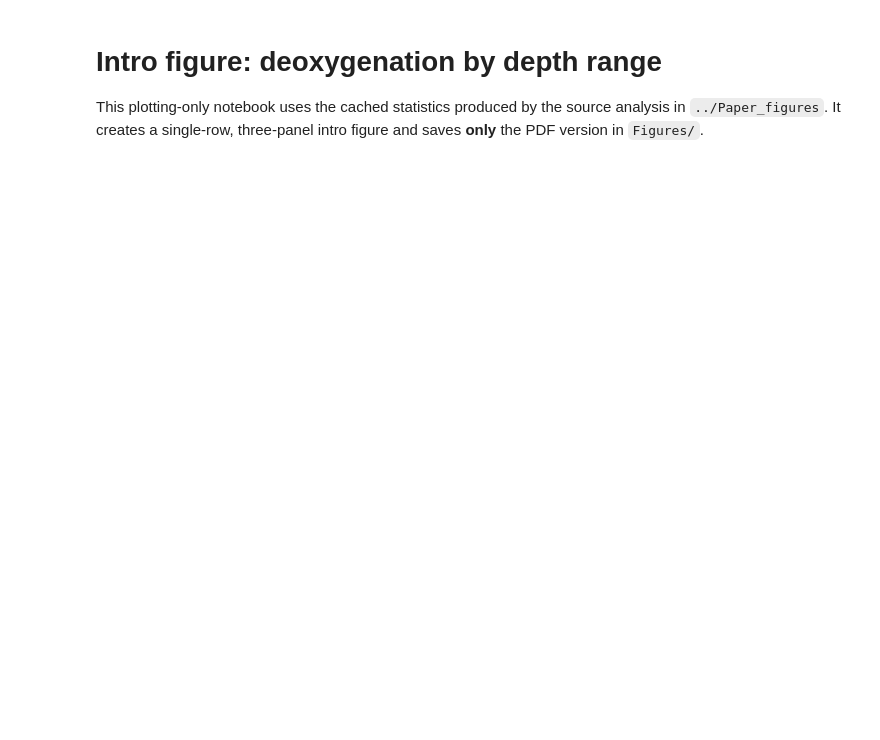
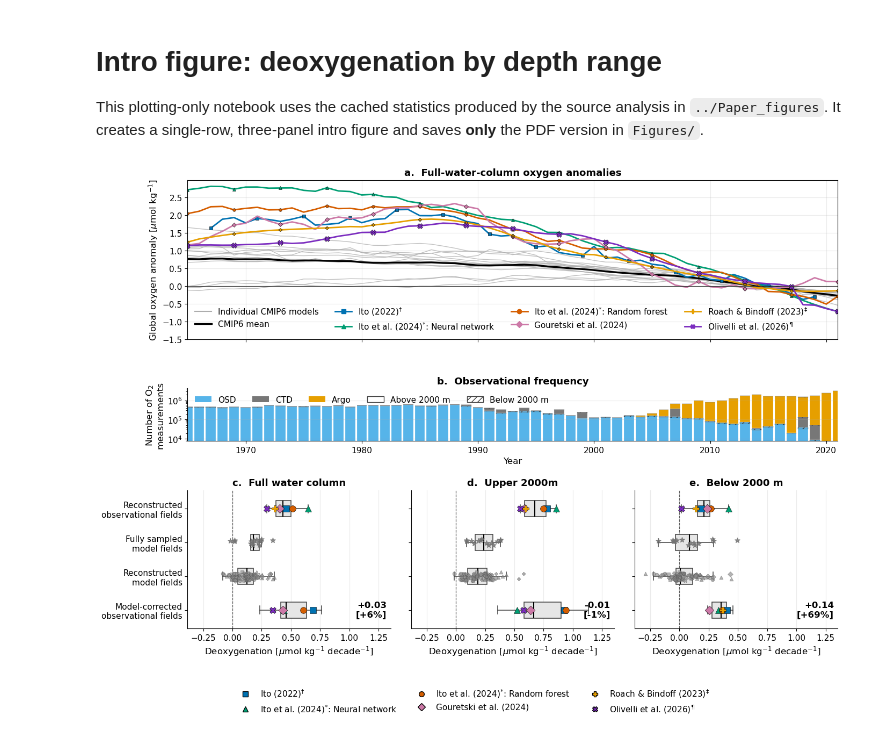
Before and after one commit to dhruvbhagtani/Historical_ocean_deoxygenation_figures, a Jupyter notebook: Intro_figure_deoxygenation_three_depths.ipynb, the cells around one changed output. Drawn from its saved outputs; the diff is of its cells as text; code cells hidden in the pictures; blank space fills up the shorter version.

Commit message:
Introduction figure showing deoxygenation statistics for global, upper 2000m, and below 2000m

```diff
--- a/Intro_figure_deoxygenation_three_depths.ipynb
+++ b/Intro_figure_deoxygenation_three_depths.ipynb
@@ -25,7 +25,7 @@ DEPTH_LAYERS = {
         'cache': CACHE_DIR / 'full_depth_plot_data_1965_2021_6_products_olivelli_potden_en4_v2.pkl',
     },
     'upper_2000m': {
-        'label': 'Above 2000 m',
+        'label': 'Upper 2000m',
         'cache': CACHE_DIR / 'upper_2000m_plot_data_1965_2021_6_products_olivelli_potden_en4_v2.pkl',
     },
     'below_2000m': {
@@ -46,10 +46,10 @@ MAPPING_CONFIG = {
 }
 
 GROUP_LABELS = [
-    'Mapped\nobservational\nproduct fields',
+    'Reconstructed\nobservational fields',
     'Fully sampled\nmodel fields',
-    'ESM sampled-\nand-mapped\nfields',
-    'EC-inferred\nfully-sampled\nproduct fields',
+    'Reconstructed\nmodel fields',
+    'Model-corrected\nobservational fields',
 ]
 Y_POSITIONS = [3, 2, 1, 0]
 
@@ -150,6 +150,15 @@ def draw_panel(ax, result, title, show_group_labels=False):
             whiskerprops=dict(color='0.25', linewidth=1.1),
             capprops=dict(color='0.25', linewidth=1.1),
         )
+        observed_median = float(np.median(observed)) if len(observed) else np.nan
+        correction = ec_stats['med'] - observed_median
+        correction_pct = 100 * correction / observed_median if observed_median != 0 else np.nan
+        correction_label = (
+            f'{correction:+.2f}\n[{correction_pct:+.0f}%]'
+            if np.isfinite(correction_pct) else f'{correction:+.2f}'
+        )
+        ax.text(0.98, 0, correction_label, transform=ax.get_yaxis_transform(),
+                ha='right', va='center', fontsize=12, fontweight='bold')
 
     rng = np.random.default_rng(42)
     ax.scatter(full, 2 + rng.uniform(-0.10, 0.10, len(full)), s=48, marker='*',
@@ -179,26 +188,28 @@ def draw_panel(ax, result, title, show_group_labels=False):
     ax.spines['top'].set_visible(False)
     ax.spines['right'].set_visible(False)
 # %%
-plt.rcParams.update({'font.size':10,'axes.labelsize':11,'axes.titlesize':12,'legend.fontsize':10})
+plt.rcParams.update({'font.size':11,'axes.labelsize':12,'axes.titlesize':13,'legend.fontsize':11})
 fig=plt.figure(figsize=(14,10.5));g=fig.add_gridspec(3,3,height_ratios=[1.15,.38,1],hspace=.42,wspace=.1)
 a=fig.add_subplot(g[0,:]);b=fig.add_subplot(g[1,:],sharex=a);axs=[fig.add_subplot(g[2,i]) for i in range(3)]
 R=layer_results['full_depth']
 for s in R['model_ts'].values():
  z=anomaly_series(s);a.plot(z.index,z,color='.68',lw=1,alpha=.75)
 d=pd.concat({k:anomaly_series(v) for k,v in R['model_ts'].items()},axis=1);a.plot(d.index,d.mean(axis=1),color='k',lw=2.4)
 for name,s in R['obs_ts'].items():
  c=MAPPING_CONFIG[name];z=anomaly_series(s);a.plot(z.index,z,color=c['color'],marker=c['marker'],markevery=max(1,len(z)//12),ms=(7 if name == 'Olivelli et al. (2026)' else 4),lw=2,markeredgecolor='k',markeredgewidth=.4)
-a.axhline(0,color='.2',lw=.8);a.set(xlim=(YEAR_START,YEAR_END),ylim=(-1.5,None),ylabel=r'Global O$_2$ anomaly [$\mu$mol kg$^{-1}$]',title='a.  Full-water-column oxygen anomalies');a.tick_params(labelbottom=False);a.grid(alpha=.25);a.title.set_fontweight('bold')
+a.axhline(0,color='.2',lw=.8);a.set(xlim=(YEAR_START,YEAR_END),ylim=(-1.5,None),ylabel=r'Global oxygen anomaly [$\mu$mol kg$^{-1}$]',title='a.  Full-water-column oxygen anomalies');a.tick_params(labelbottom=False);a.grid(alpha=.25);a.title.set_fontweight('bold')
 H=[Line2D([0],[0],color='.68',lw=1.5,label='Individual CMIP6 models'),Line2D([0],[0],color='k',lw=2.4,label='CMIP6 mean')]+[Line2D([0],[0],color=c['color'],marker=c['marker'],lw=2,label=product_display_label(n)) for n,c in MAPPING_CONFIG.items()];a.legend(handles=H,frameon=False,ncol=4,loc='lower left')
 C={'osd':'#56B4E9','ctd':'#777777','Argo':'#E69F00','unknown':'#BBBBBB'};L={'osd':'OSD','ctd':'CTD','Argo':'Argo','unknown':'Unknown'};y=depth_layer_counts.index.to_numpy();bot=np.zeros(len(y));src=[]
 for col in depth_layer_counts:
  s,_=col.split('|',1)
  if s not in src:src.append(s)
 for s in src:
  u=depth_layer_counts.get(f'{s}|Upper 2000 m',pd.Series(0,index=depth_layer_counts.index)).to_numpy(float);d=depth_layer_counts.get(f'{s}|Below 2000 m',pd.Series(0,index=depth_layer_counts.index)).to_numpy(float);c=C.get(s,'.6');b.bar(y,u,bottom=bot,width=.86,color=c,edgecolor='white',linewidth=.2);b.bar(y,d,bottom=bot+u,width=.86,color=c,edgecolor='.2',linewidth=.25,hatch='///');bot+=u+d
-b.set_yscale('log');b.set(ylabel='Number of O$_2$\nmeasurements',xlabel='Year',title='b.  Observational coverage');b.title.set_fontweight('bold');b.grid(axis='y',alpha=.25);b.spines[['top','right']].set_visible(False)
+b.set_yscale('log');b.set(ylabel='Number of O$_2$\nmeasurements',xlabel='Year',title='b.  Observational frequency');b.title.set_fontweight('bold');b.grid(axis='y',alpha=.25);b.spines[['top','right']].set_visible(False)
 H=[Patch(facecolor=C.get(s,'.6'),edgecolor='none',label=L.get(s,s)) for s in src]+[Patch(facecolor='white',edgecolor='.25',label='Above 2000 m'),Patch(facecolor='white',edgecolor='.25',hatch='///',label='Below 2000 m')];b.legend(handles=H,frameon=False,ncol=6,loc='upper left')
 v=np.concatenate([panel_limit_values(r) for r in layer_results.values()]);lo,hi=np.nanmin(v),np.nanmax(v);sp=hi-lo
 for i,((k,c),ax) in enumerate(zip(DEPTH_LAYERS.items(),axs)):
  draw_panel(ax,layer_results[k],f'{chr(99+i)}.  {c["label"]}',show_group_labels=i==0);ax.set_xlim(lo-.06*sp,hi+.06*sp);ax.set_xlabel(r'Deoxygenation [$\mu$mol kg$^{-1}$ decade$^{-1}$]')
-H=[Line2D([0],[0],color='none',marker=c['marker'],markerfacecolor=c['color'],markeredgecolor='k',markersize=7,label=product_display_label(n)) for n,c in MAPPING_CONFIG.items()];fig.legend(handles=H,loc='lower center',bbox_to_anchor=(.5,.005),ncol=6,frameon=False);fig.subplots_adjust(left=.12,right=.985,bottom=.13,top=.965);OUTPUT_FILE.parent.mkdir(exist_ok=True);fig.savefig(OUTPUT_FILE,bbox_inches='tight',facecolor='white');plt.show()
+H=[Line2D([0],[0],color='none',marker=c['marker'],markerfacecolor=c['color'],markeredgecolor='k',markersize=7,label=product_display_label(n)) for n,c in MAPPING_CONFIG.items()];fig.legend(handles=H,loc='lower center',bbox_to_anchor=(.5,.005),ncol=3,frameon=False);fig.subplots_adjust(left=.12,right=.985,bottom=.17,top=.965);OUTPUT_FILE.parent.mkdir(exist_ok=True);fig.savefig(OUTPUT_FILE,bbox_inches='tight',facecolor='white');plt.show()
+# %% [output]
+[figure, added]
```
Also changed, not shown: 1 other file.
